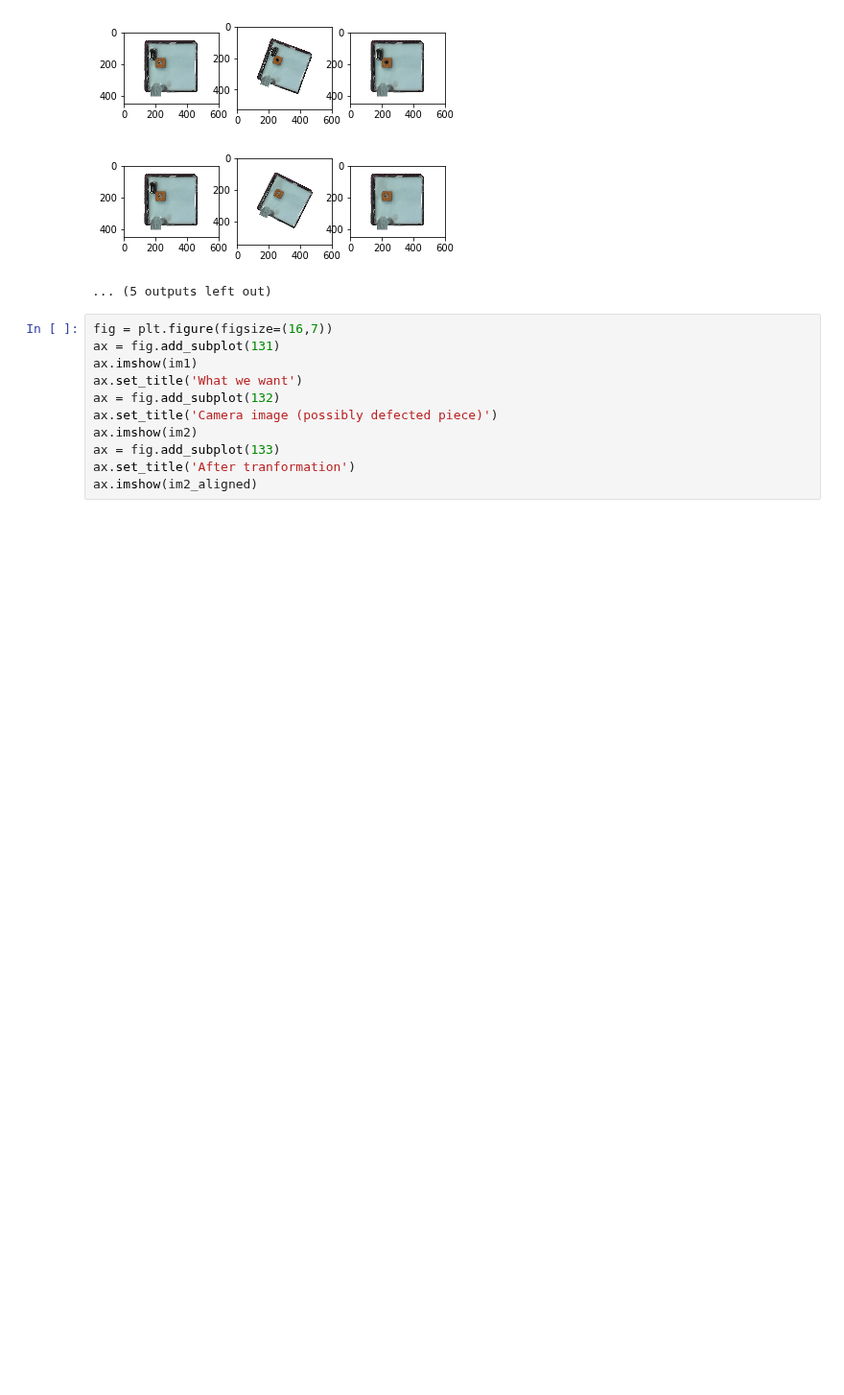
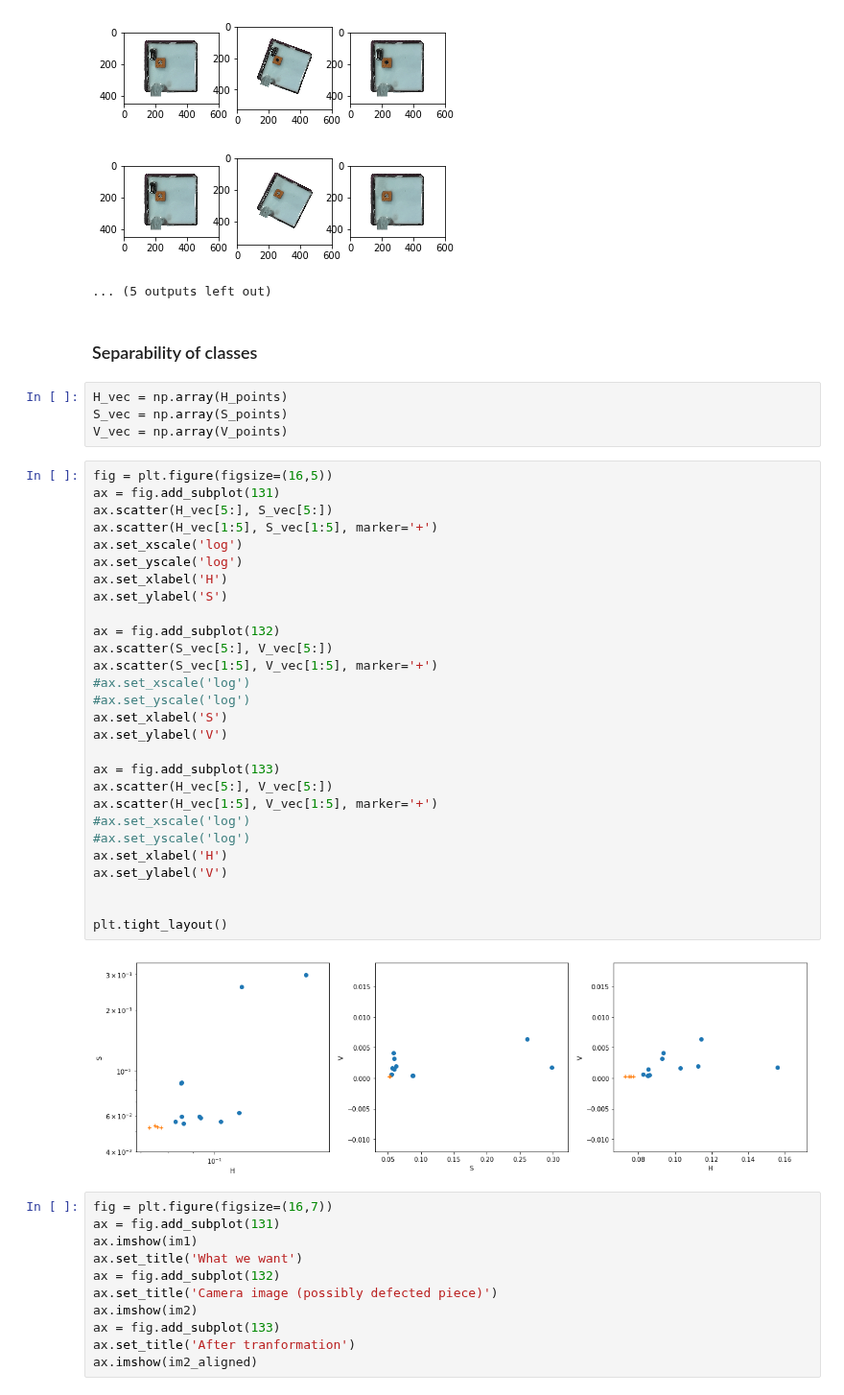
Before and after one commit to hofmanradek/quality_control, a Jupyter notebook: notebooks/switch_detector.ipynb, the cells around one changed output. Shown at 96% size. Drawn from its saved outputs; the diff is of its cells as text; blank space fills up the shorter version.

Commit message:
separability of features examined using scatter plot

```diff
--- a/notebooks/switch_detector.ipynb
+++ b/notebooks/switch_detector.ipynb
@@ -141,6 +141,42 @@ for target in images:
 [figure]
 [figure]
 ... (5 outputs left out)
+# %% [markdown]
+### Separability of classes
+# %%
+H_vec = np.array(H_points)
+S_vec = np.array(S_points)
+V_vec = np.array(V_points)
+# %%
+fig = plt.figure(figsize=(16,5))
+ax = fig.add_subplot(131)
+ax.scatter(H_vec[5:], S_vec[5:])
+ax.scatter(H_vec[1:5], S_vec[1:5], marker='+')
+ax.set_xscale('log')
+ax.set_yscale('log')
+ax.set_xlabel('H')
+ax.set_ylabel('S')
+
+ax = fig.add_subplot(132)
+ax.scatter(S_vec[5:], V_vec[5:])
+ax.scatter(S_vec[1:5], V_vec[1:5], marker='+')
+#ax.set_xscale('log')
+#ax.set_yscale('log')
+ax.set_xlabel('S')
+ax.set_ylabel('V')
+
+ax = fig.add_subplot(133)
+ax.scatter(H_vec[5:], V_vec[5:])
+ax.scatter(H_vec[1:5], V_vec[1:5], marker='+')
+#ax.set_xscale('log')
+#ax.set_yscale('log')
+ax.set_xlabel('H')
+ax.set_ylabel('V')
+
+
+plt.tight_layout()
+# %% [output]
+[figure, added]
 # %%
 fig = plt.figure(figsize=(16,7))
 ax = fig.add_subplot(131)
```
